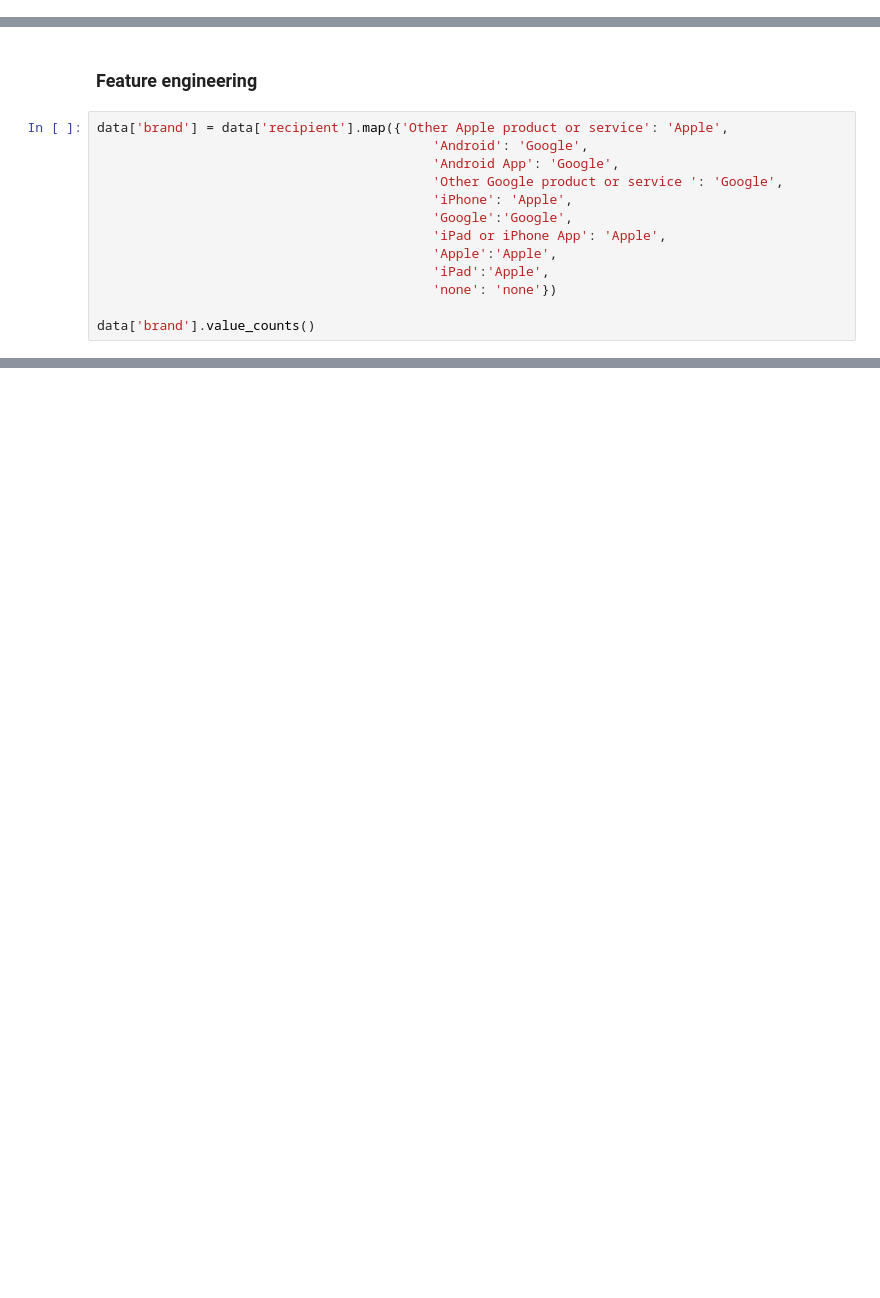
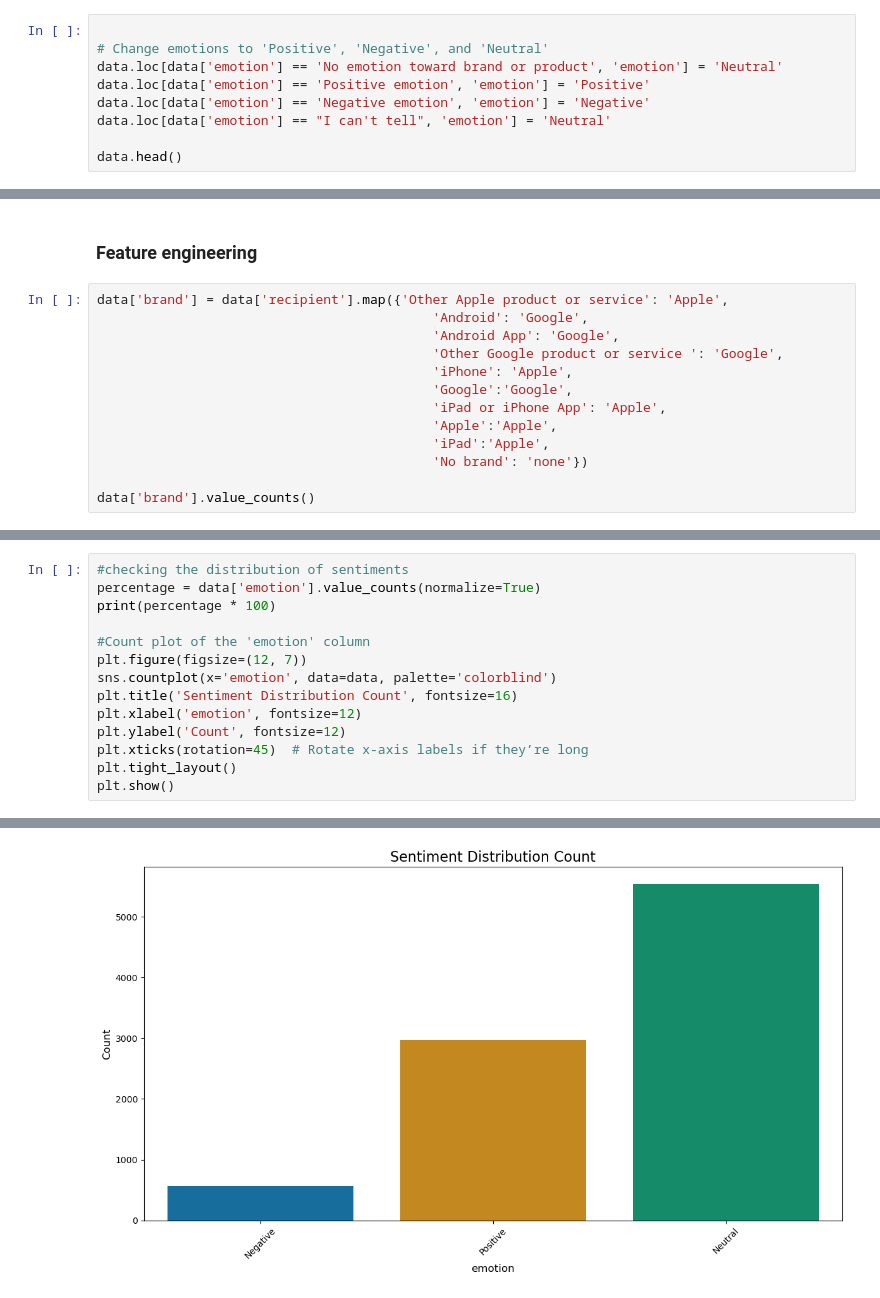
Before and after one commit to Julie-Nyawira/Phase4_Project, a Jupyter notebook: Index.ipynb, the cells around one changed output, grey strips where cells are left out. Saved outputs shown, nothing was run; the diff lists cells and outputs as text; blank space fills up the shorter version.

```diff
--- a/Index.ipynb
+++ b/Index.ipynb
@@ -166,0 +182,9 @@ clean_df.remove_duplicated_rows()
+# %%
+
+# Change emotions to 'Positive', 'Negative', and 'Neutral'
+data.loc[data['emotion'] == 'No emotion toward brand or product', 'emotion'] = 'Neutral'
+data.loc[data['emotion'] == 'Positive emotion', 'emotion'] = 'Positive'
+data.loc[data['emotion'] == 'Negative emotion', 'emotion'] = 'Negative'
+data.loc[data['emotion'] == "I can't tell", 'emotion'] = 'Neutral'
+
+data.head()
@@ -176,7 +223,7 @@ data['brand'] = data['recipient'].map({'Other Apple product or service': 'Apple'
                                            'iPad or iPhone App': 'Apple',
                                            'Apple':'Apple',
                                            'iPad':'Apple',
-                                           'none': 'none'})
+                                           'No brand': 'none'})
 
 data['brand'].value_counts()
 # %% [output]
@@ -185,0 +244,15 @@ Name: brand, dtype: int64
+# %%
+#checking the distribution of sentiments
+percentage = data['emotion'].value_counts(normalize=True)
+print(percentage * 100)
+
+#Count plot of the 'emotion' column
+plt.figure(figsize=(12, 7))
+sns.countplot(x='emotion', data=data, palette='colorblind')
+plt.title('Sentiment Distribution Count', fontsize=16)
+plt.xlabel('emotion', fontsize=12)
+plt.ylabel('Count', fontsize=12)
+plt.xticks(rotation=45)  # Rotate x-axis labels if they’re long
+plt.tight_layout()
+plt.show()
+# %% [output]
@@ -185,0 +264 @@ Name: brand, dtype: int64
+[figure, added]
```
Also changed, not shown: parts of 12 cells of this notebook.
